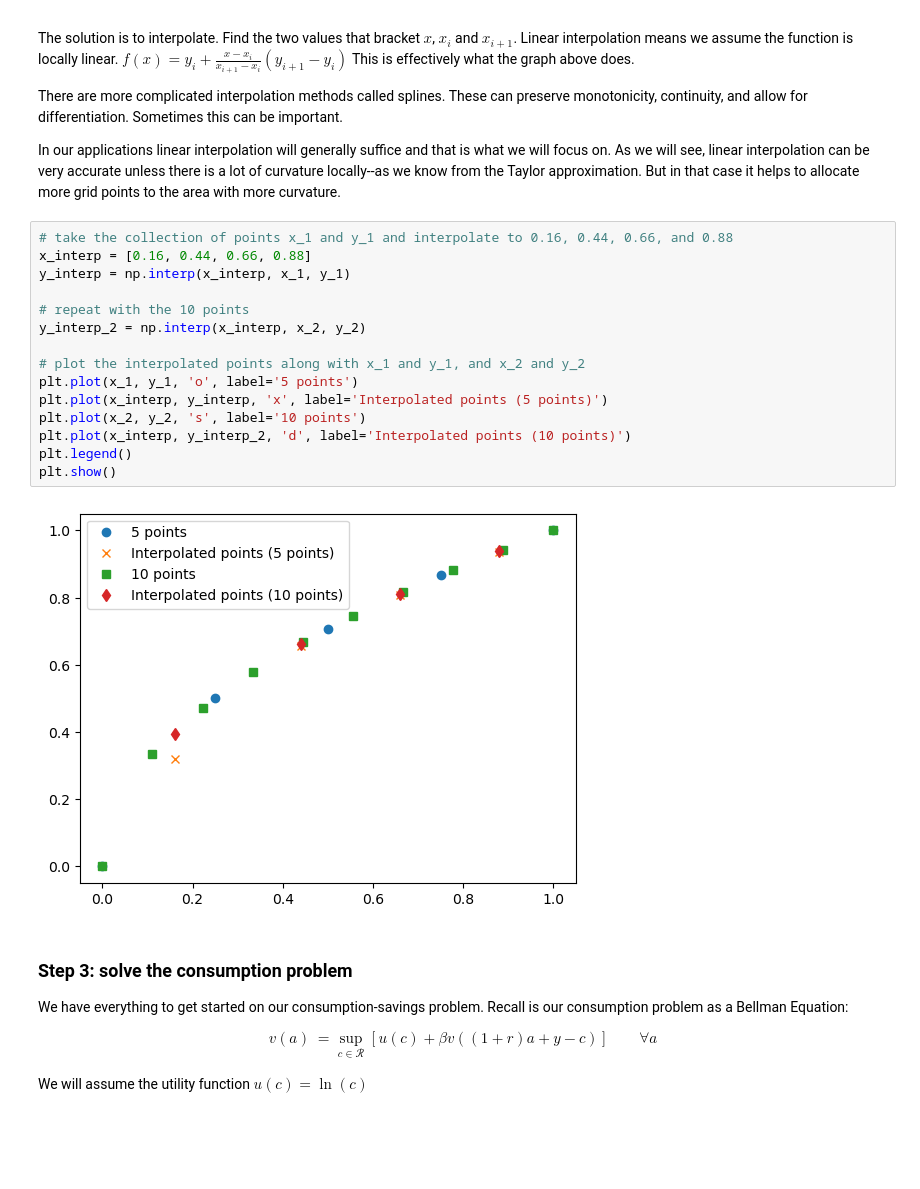
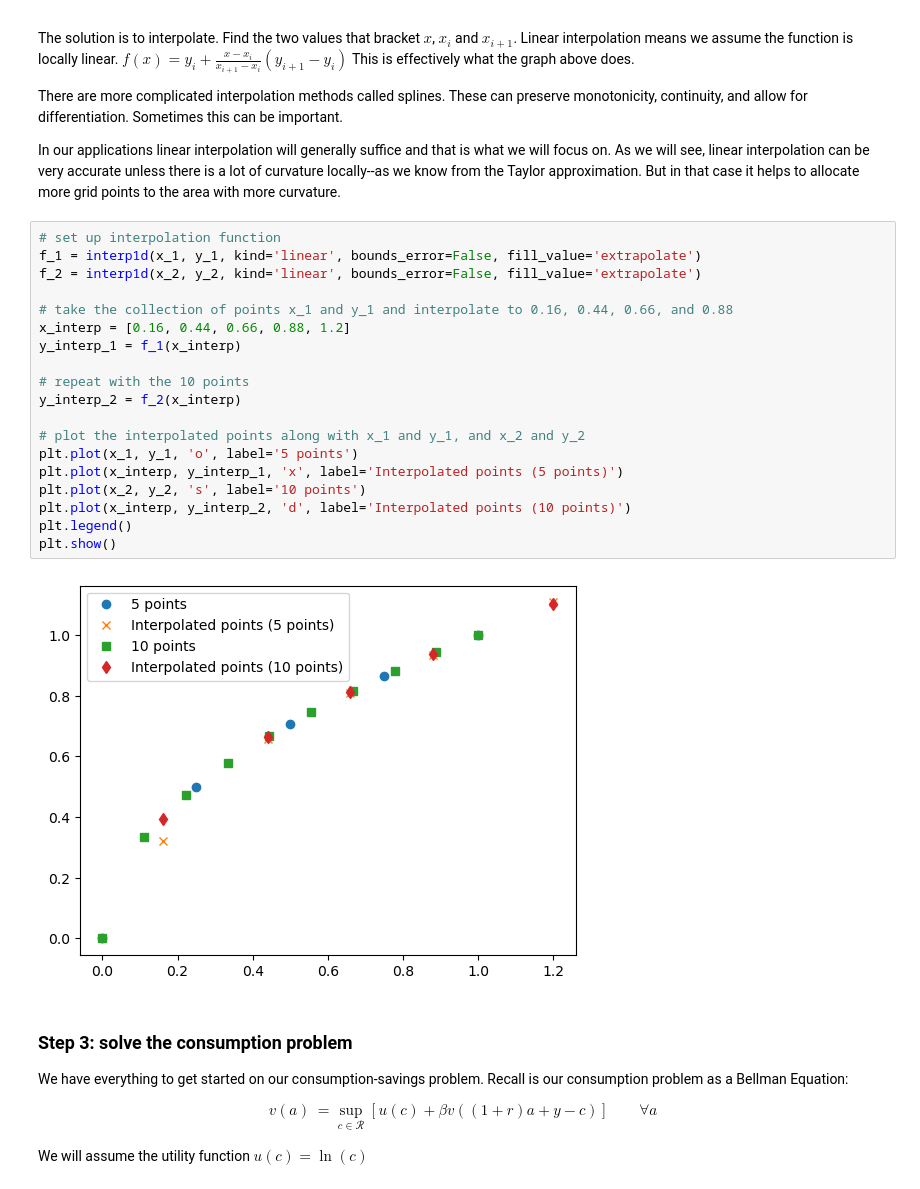
Before and after one commit to johanneswieland/281-Computational, a Jupyter notebook: Introduction/dynamicprogramming.ipynb, the cells around one changed output. Cells and saved outputs as stored; diff of their text form; blank space fills up the shorter version.

```diff
--- a/Introduction/dynamicprogramming.ipynb
+++ b/Introduction/dynamicprogramming.ipynb
@@ -183,22 +184,26 @@ There are more complicated interpolation methods called splines. These can prese
 
 In our applications linear interpolation will generally suffice and that is what we will focus on. As we will see, linear interpolation can be very accurate unless there is a lot of curvature locally--as we know from the Taylor approximation. But in that case it helps to allocate more grid points to the area with more curvature.
 # %%
+# set up interpolation function
+f_1 = interp1d(x_1, y_1, kind='linear', bounds_error=False, fill_value='extrapolate')
+f_2 = interp1d(x_2, y_2, kind='linear', bounds_error=False, fill_value='extrapolate')
+
 # take the collection of points x_1 and y_1 and interpolate to 0.16, 0.44, 0.66, and 0.88
-x_interp = [0.16, 0.44, 0.66, 0.88]
-y_interp = np.interp(x_interp, x_1, y_1)
+x_interp = [0.16, 0.44, 0.66, 0.88, 1.2]
+y_interp_1 = f_1(x_interp)
 
 # repeat with the 10 points
-y_interp_2 = np.interp(x_interp, x_2, y_2)
+y_interp_2 = f_2(x_interp)
 
 # plot the interpolated points along with x_1 and y_1, and x_2 and y_2
 plt.plot(x_1, y_1, 'o', label='5 points')
-plt.plot(x_interp, y_interp, 'x', label='Interpolated points (5 points)')
+plt.plot(x_interp, y_interp_1, 'x', label='Interpolated points (5 points)')
 plt.plot(x_2, y_2, 's', label='10 points')
 plt.plot(x_interp, y_interp_2, 'd', label='Interpolated points (10 points)')
 plt.legend()
 plt.show()
 # %% [output]
-[figure, old version]
+[figure, new version]
 # %% [markdown]
 ### Step 3: solve the consumption problem
 
```
Also changed, not shown: parts of 4 cells of this notebook.
